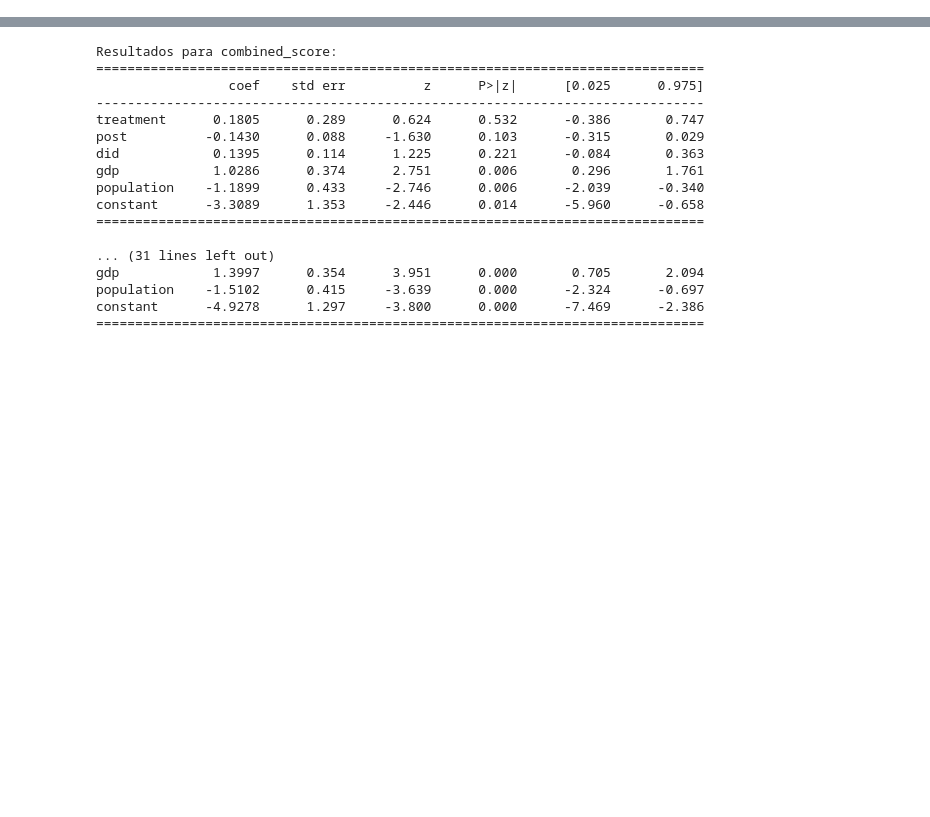
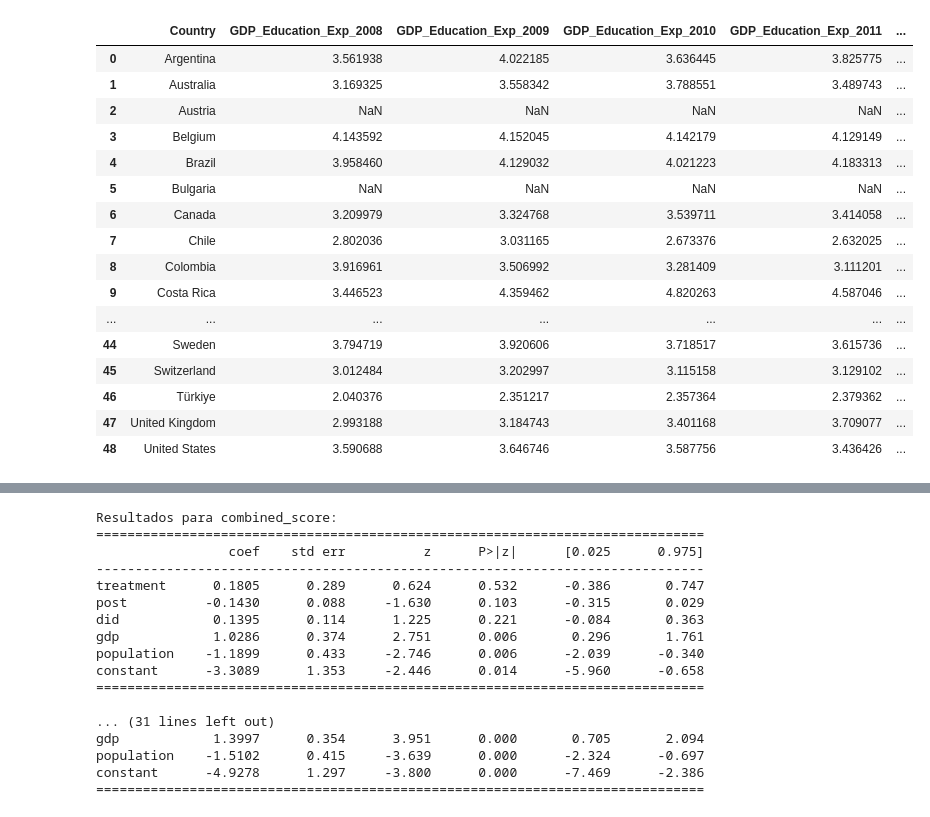
Before and after one commit to mellamanelpoeta/pol_pub2, a Jupyter notebook: source/00_preprocess.ipynb, the cells around one changed output, grey strips where cells are left out. Drawn from its saved outputs; the diff is of its cells as text; code cells hidden in the pictures; blank space fills up the shorter version.

```diff
--- a/eda/00_EDA.ipynb
+++ b/source/00_preprocess.ipynb
@@ -26,0 +112,20 @@ read_nat
+# %%
+df_gdp_exp
+# %% [output]
+|  | Country | GDP_Education_Exp_2008 | GDP_Education_Exp_2009 | GDP_Education_Exp_2010 | GDP_Education_Exp_2011 | ... |
+| 0 | Argentina | 3.561938 | 4.022185 | 3.636445 | 3.825775 | ... |
+| 1 | Australia | 3.169325 | 3.558342 | 3.788551 | 3.489743 | ... |
+| 2 | Austria | NaN | NaN | NaN | NaN | ... |
+| 3 | Belgium | 4.143592 | 4.152045 | 4.142179 | 4.129149 | ... |
+| 4 | Brazil | 3.958460 | 4.129032 | 4.021223 | 4.183313 | ... |
+| 5 | Bulgaria | NaN | NaN | NaN | NaN | ... |
+| 6 | Canada | 3.209979 | 3.324768 | 3.539711 | 3.414058 | ... |
+| 7 | Chile | 2.802036 | 3.031165 | 2.673376 | 2.632025 | ... |
+| 8 | Colombia | 3.916961 | 3.506992 | 3.281409 | 3.111201 | ... |
+| 9 | Costa Rica | 3.446523 | 4.359462 | 4.820263 | 4.587046 | ... |
+| ... | ... | ... | ... | ... | ... | ... |
+| 44 | Sweden | 3.794719 | 3.920606 | 3.718517 | 3.615736 | ... |
+| 45 | Switzerland | 3.012484 | 3.202997 | 3.115158 | 3.129102 | ... |
+| 46 | Türkiye | 2.040376 | 2.351217 | 2.357364 | 2.379362 | ... |
+| 47 | United Kingdom | 2.993188 | 3.184743 | 3.401168 | 3.709077 | ... |
+| 48 | United States | 3.590688 | 3.646746 | 3.587756 | 3.436426 | ... |
```
Also changed, not shown: parts of 38 cells of this notebook, 36 other files.
